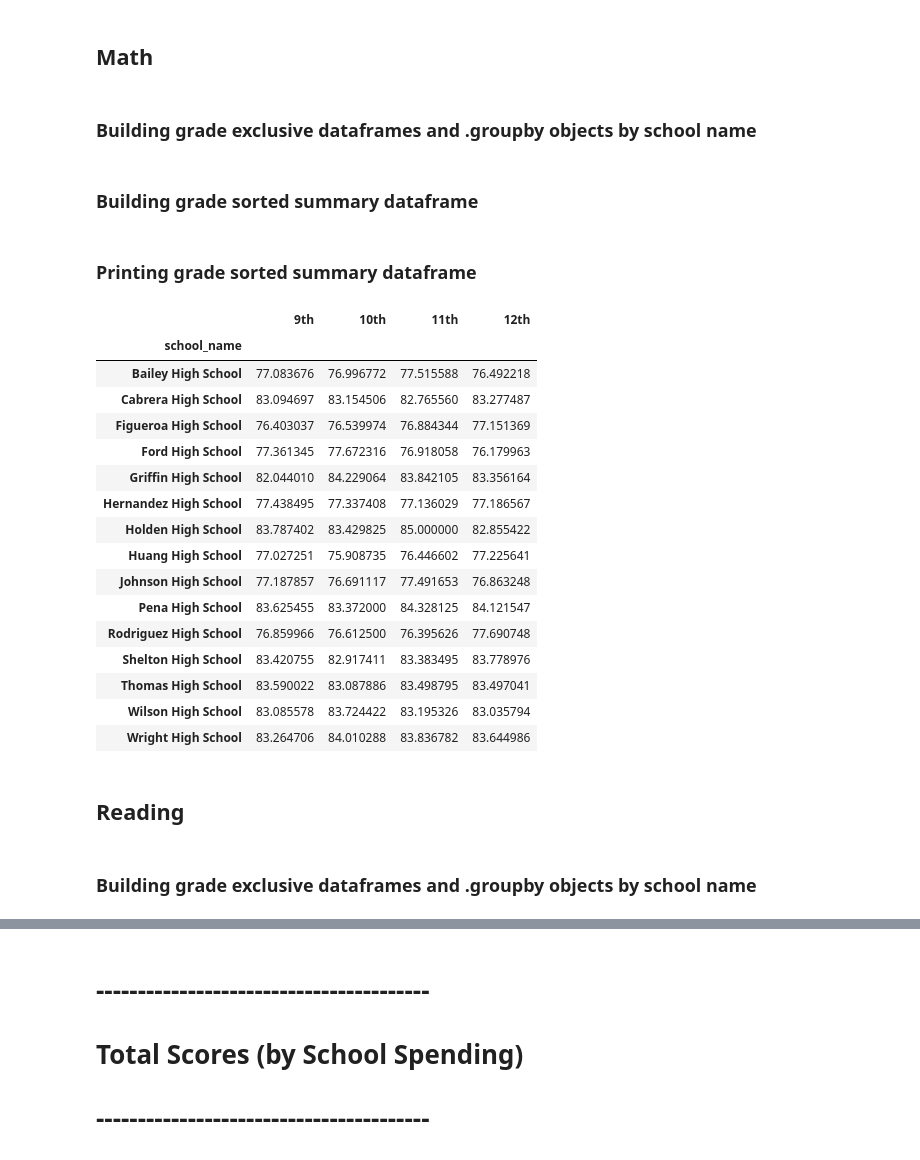
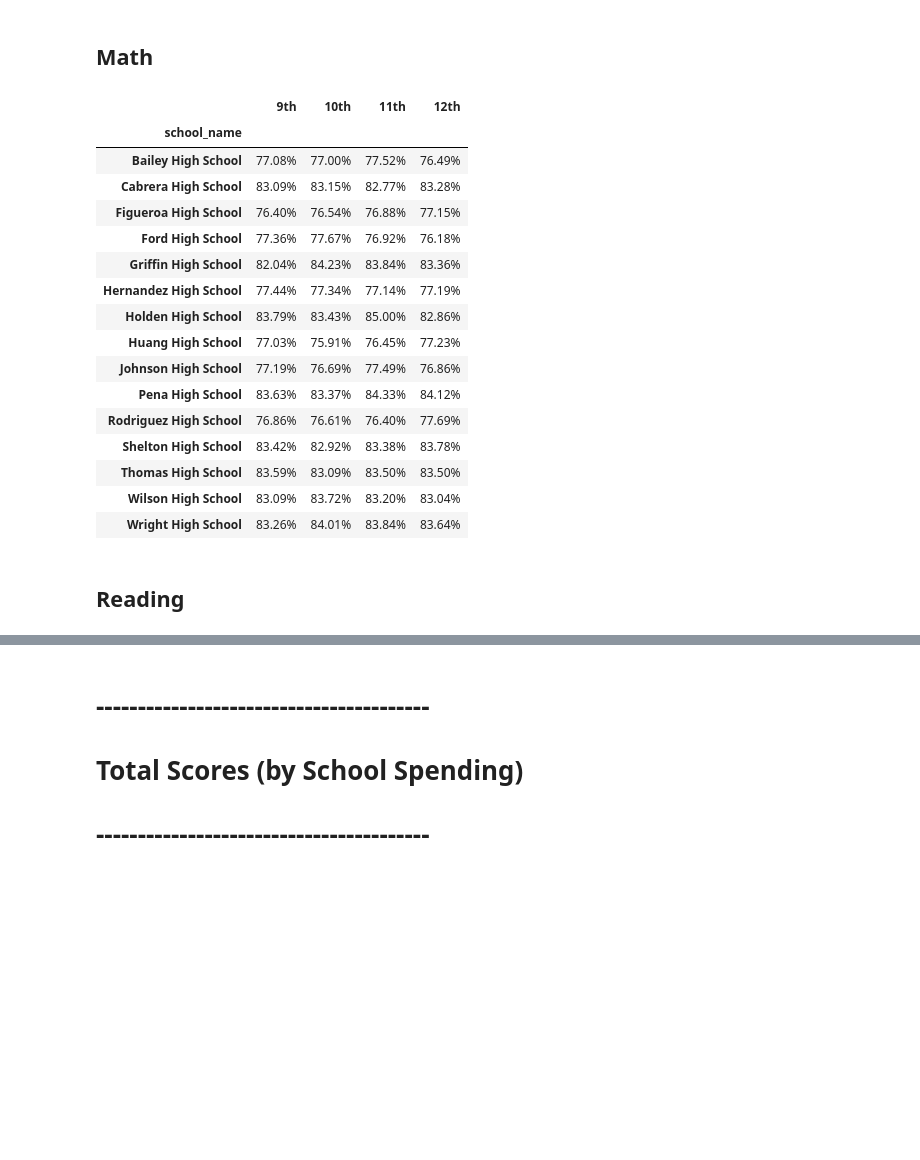
Before and after one commit to troypramsey/pandas-challenge, a Jupyter notebook: PyCitySchools.ipynb, the cells around one changed output, grey strips where cells are left out. Drawn from its saved outputs; the diff is of its cells as text; code cells hidden in the pictures; blank space fills up the shorter version.

```diff
--- a/PyCitySchools.ipynb
+++ b/PyCitySchools.ipynb
@@ -129,16 +172,48 @@ bottom_schools_df.head(5)
 # -------------------------------------------
 # %% [markdown]
 ## Math
-# %% [markdown]
-### Building grade exclusive dataframes and .groupby objects by school name
 # %%
+# Building grade exclusive dataframes and .groupby objects by school name
 ninth_math = full_df.loc[full_df.grade == '9th', ['school_name', 'math_score']]
 ninth_math_group = ninth_math.groupby('school_name')
 tenth_math = full_df.loc[full_df.grade == '10th', ['school_name', 'math_score']]
 tenth_math_group = tenth_math.groupby('school_name')
 eleventh_math = full_df.loc[full_df.grade == '11th', ['school_name', 'math_score']]
 eleventh_math_group = eleventh_math.groupby('school_name')
 twelfth_math = full_df.loc[full_df.grade == '12th', ['school_name', 'math_score']]
 twelfth_math_group = twelfth_math.groupby('school_name')
+
+# Building grade sorted summary dataframe
+math_by_grade_df = pd.DataFrame()
+math_by_grade_df['9th'] = ninth_math_group['math_score'].mean() / 100
+math_by_grade_df['10th'] = tenth_math_group['math_score'].mean() / 100
+math_by_grade_df['11th'] = eleventh_math_group['math_score'].mean() / 100
+math_by_grade_df['12th'] = twelfth_math_group['math_score'].mean() / 100
+
+# Formatting grade sorted summary dataframe
+math_by_grade_final = math_by_grade_df.style.format(
+    {'9th': '{:.2%}',
+     '10th': '{:.2%}',
+     '11th': '{:.2%}',
+     '12th': '{:.2%}'})
+
+# Printing grade sorted summary dataframe
+math_by_grade_final
+# %% [output]
+|  | 9th | 10th | 11th | 12th |
+| school_name |  |  |  |  |
+| Bailey High School | 77.08% | 77.00% | 77.52% | 76.49% |
+| Cabrera High School | 83.09% | 83.15% | 82.77% | 83.28% |
+| Figueroa High School | 76.40% | 76.54% | 76.88% | 77.15% |
+| Ford High School | 77.36% | 77.67% | 76.92% | 76.18% |
+| Griffin High School | 82.04% | 84.23% | 83.84% | 83.36% |
+| Hernandez High School | 77.44% | 77.34% | 77.14% | 77.19% |
+| Holden High School | 83.79% | 83.43% | 85.00% | 82.86% |
+| Huang High School | 77.03% | 75.91% | 76.45% | 77.23% |
+| Johnson High School | 77.19% | 76.69% | 77.49% | 76.86% |
+| Pena High School | 83.63% | 83.37% | 84.33% | 84.12% |
+| Rodriguez High School | 76.86% | 76.61% | 76.40% | 77.69% |
+| Shelton High School | 83.42% | 82.92% | 83.38% | 83.78% |
+| Thomas High School | 83.59% | 83.09% | 83.50% | 83.50% |
+| Wilson High School | 83.09% | 83.72% | 83.20% | 83.04% |
+| Wright High School | 83.26% | 84.01% | 83.84% | 83.64% |
-# %% [markdown]
-### Building grade sorted summary dataframe
@@ -151,27 +220,3 @@ math_by_grade_df['12th'] = twelfth_math_group['math_score'].mean()
-# %% [markdown]
-### Printing grade sorted summary dataframe
-# %%
-math_by_grade_df
-# %% [output]
-|  | 9th | 10th | 11th | 12th |
-| school_name |  |  |  |  |
-| Bailey High School | 77.083676 | 76.996772 | 77.515588 | 76.492218 |
-| Cabrera High School | 83.094697 | 83.154506 | 82.765560 | 83.277487 |
-| Figueroa High School | 76.403037 | 76.539974 | 76.884344 | 77.151369 |
-| Ford High School | 77.361345 | 77.672316 | 76.918058 | 76.179963 |
-| Griffin High School | 82.044010 | 84.229064 | 83.842105 | 83.356164 |
-| Hernandez High School | 77.438495 | 77.337408 | 77.136029 | 77.186567 |
-| Holden High School | 83.787402 | 83.429825 | 85.000000 | 82.855422 |
-| Huang High School | 77.027251 | 75.908735 | 76.446602 | 77.225641 |
-| Johnson High School | 77.187857 | 76.691117 | 77.491653 | 76.863248 |
-| Pena High School | 83.625455 | 83.372000 | 84.328125 | 84.121547 |
-| Rodriguez High School | 76.859966 | 76.612500 | 76.395626 | 77.690748 |
-| Shelton High School | 83.420755 | 82.917411 | 83.383495 | 83.778976 |
-| Thomas High School | 83.590022 | 83.087886 | 83.498795 | 83.497041 |
-| Wilson High School | 83.085578 | 83.724422 | 83.195326 | 83.035794 |
-| Wright High School | 83.264706 | 84.010288 | 83.836782 | 83.644986 |
 # %% [markdown]
 ## Reading
-# %% [markdown]
-### Building grade exclusive dataframes and .groupby objects by school name
 # %%
```
Also changed, not shown: parts of 47 cells of this notebook.
